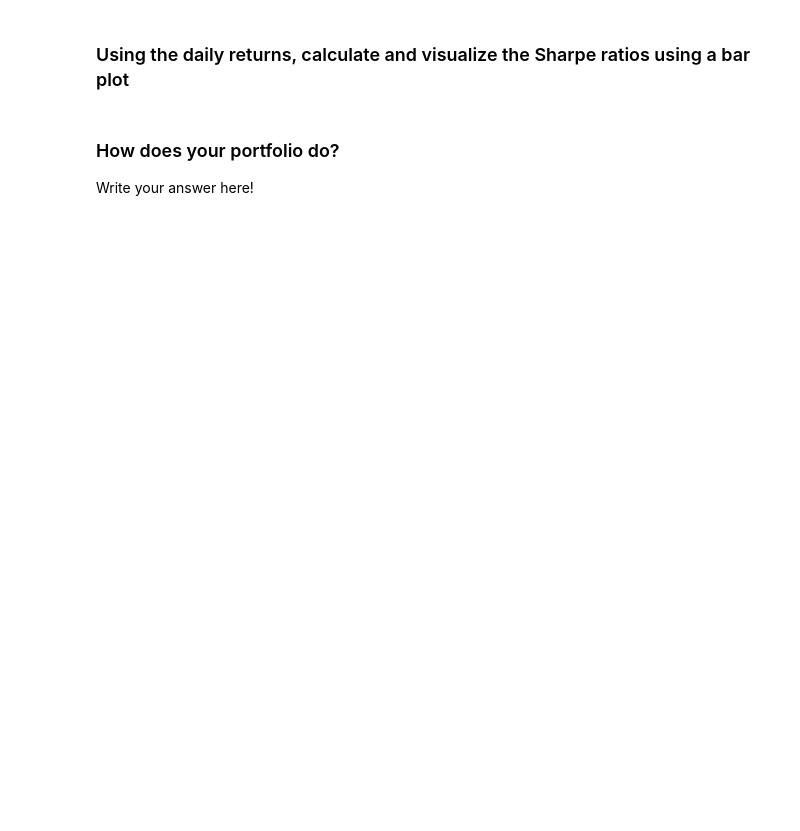
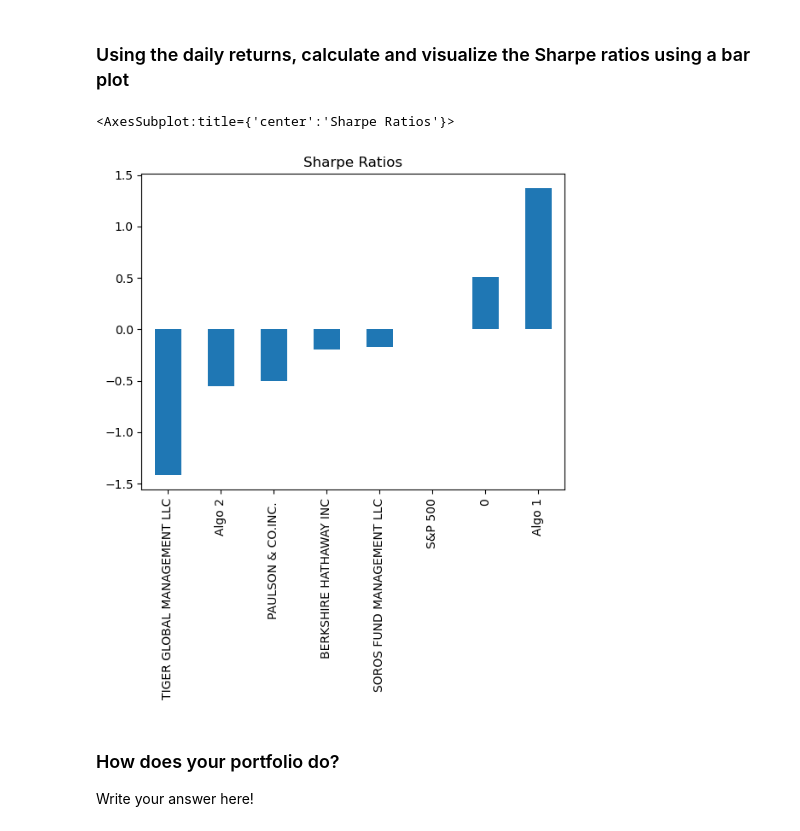
Before and after one commit to MiguelEMB/portfolios_anlysis, a Jupyter notebook: Starter_Code/whale_analysis.ipynb, the cells around one changed output. Saved outputs shown, nothing was run; the diff lists cells and outputs as text; code cells hidden in the pictures; blank space fills up the shorter version.

```diff
--- a/Starter_Code/whale_analysis.ipynb
+++ b/Starter_Code/whale_analysis.ipynb
@@ -728,5 +776,16 @@ all_portfolios_correlation = all_portfolios.corr()
+# %%
+# Calculate Annualized Sharpe Ratios
+
+sharpe_ratios_my_portfolio = ((all_portfolios.mean()-all_portfolios['S&P 500'].mean()) * 252) / (all_portfolios.std() * np.sqrt(252))
+
+sharpe_ratios_my_portfolio.sort_values(inplace= True)
 # %%
 # Visualize the sharpe ratios as a bar plot
+
+sharpe_ratios_my_portfolio.plot(kind="bar", title="Sharpe Ratios")
+# %% [output]
+<AxesSubplot:title={'center':'Sharpe Ratios'}>
+[figure, added]
 # %% [markdown]
 ### How does your portfolio do?
 
```
Also changed, not shown: parts of 16 cells of this notebook.
